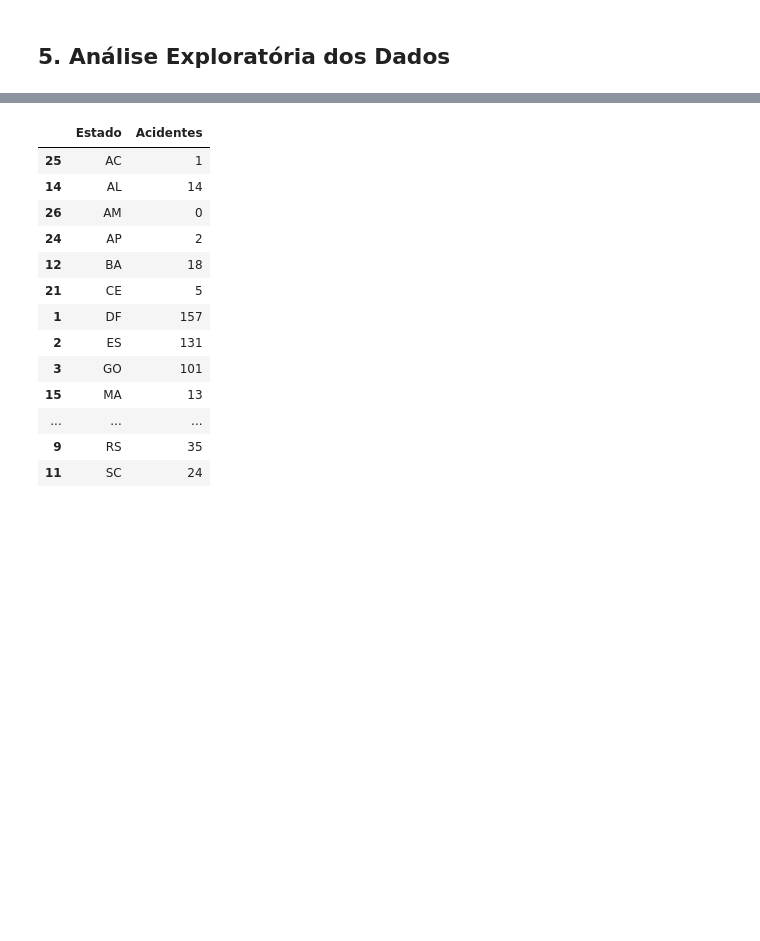
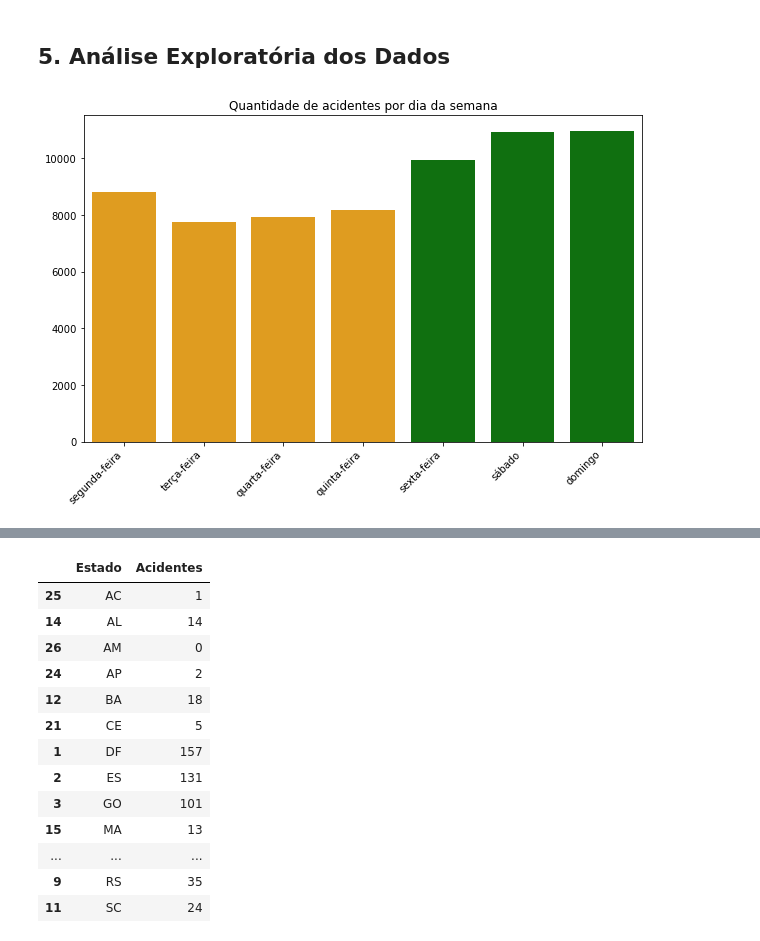
Before and after one commit to ciziks/traffic-accident-analysis, a Jupyter notebook: traffic-analysis.ipynb, the cells around one changed output, grey strips where cells are left out. Saved outputs shown, nothing was run; the diff lists cells and outputs as text; code cells hidden in the pictures; blank space fills up the shorter version.

```diff
--- a/traffic-analysis.ipynb
+++ b/traffic-analysis.ipynb
@@ -117,3 +145,20 @@ len(datatran_df)
 64547
 # %% [markdown]
 ## 5. Análise Exploratória dos Dados
+# %%
+plt.figure(figsize=(10, 6))
+
+dias_semana = ['segunda-feira','terça-feira','quarta-feira','quinta-feira','sexta-feira','sábado','domingo']
+
+cols = ['green' if x in ['sexta-feira','sábado','domingo'] else 'orange' for x in dias_semana]
+
+sns.barplot(x=datatran_df['dia_semana'].value_counts().index,
+            y=datatran_df['dia_semana'].value_counts().tolist(),
+            palette = cols,
+            order = dias_semana)
+
+plt.xticks(rotation=45, ha='right')
+plt.title("Quantidade de acidentes por dia da semana")
+plt.show()
+# %% [output]
+[figure, added]
```
Also changed, not shown: parts of 26 cells of this notebook.
